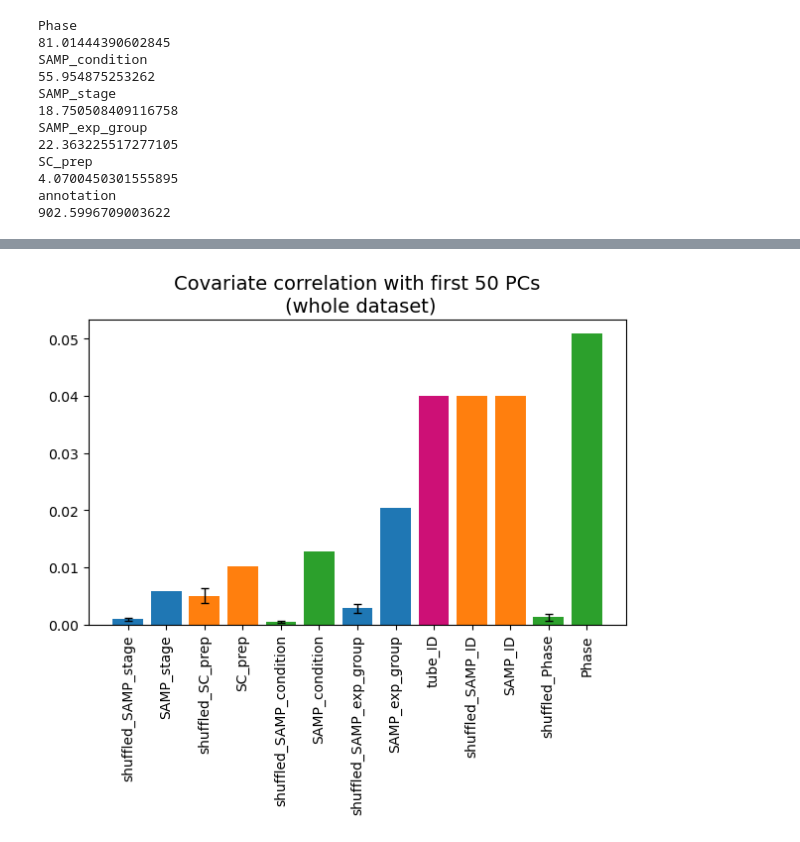
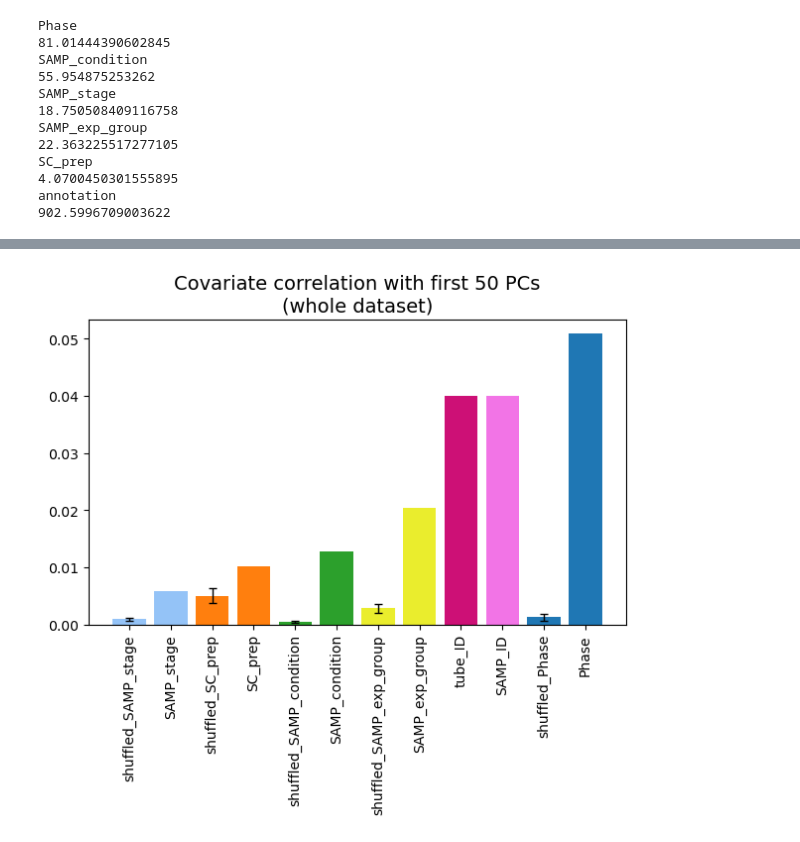
Before and after one commit to lueckenlab/masterpraktikum_fibrosis_atlas, a Jupyter notebook: notebooks/Galapagos_radiation/3_BatchAnalysis.ipynb, the cells around one changed output, grey strips where cells are left out. Saved outputs shown, nothing was run; the diff lists cells and outputs as text; code cells hidden in the pictures.

```diff
--- a/notebooks/Galapagos_radiation/3_BatchAnalysis.ipynb
+++ b/notebooks/Galapagos_radiation/3_BatchAnalysis.ipynb
@@ -359,7 +359,10 @@ sorted = reversed(sorted)
 df['groupings'] = pd.Categorical(df['groupings'], categories=sorted, ordered=True)
 df_sorted = df.sort_values('groupings')[0:13]
 
-print(df_sorted)
+#print(df_sorted)
+
+filtered = df_sorted[df_sorted.groupings != "shuffled_SAMP_ID"]
+filtered
 # %% [output]
                   groupings  fraction_of_variance_explained     stdev
 13      shuffled_SAMP_stage                        0.000936  0.000264
@@ -378,20 +394,20 @@ print(df_sorted)
 # %%
 # Colors for the bars
-colors = ['#1f77b4', '#1f77b4', '#ff7f0e', '#ff7f0e', '#2ca02c', '#2ca02c',
-         '#1f77b4', '#1f77b4','#CD1076', '#ff7f0e', '#ff7f0e', '#2ca02c', '#2ca02c']
+colors = ['#94c3f7', '#94c3f7', '#ff7f0e', '#ff7f0e', '#2ca02c', '#2ca02c',
+         '#eaed2d', '#eaed2d','#CD1076', '#f274e6', '#1f77b4', '#1f77b4']
 # Plot
 plt.figure(figsize=(7, 4))
-rounded_values = df_sorted["fraction_of_variance_explained"]
+rounded_values = filtered["fraction_of_variance_explained"]
 x_values = np.arange(len(rounded_values))
 
 # Draw bars and assign colors
 plt.bar(x_values, rounded_values, color=colors)
 
 # Add error bars
-plt.errorbar(x_values, rounded_values, yerr=df_sorted["stdev"], fmt='none', ecolor='black', elinewidth=1, capsize=3)
+plt.errorbar(x_values, rounded_values, yerr=filtered["stdev"], fmt='none', ecolor='black', elinewidth=1, capsize=3)
 
-plt.title("Covariate correlation with first 50 PCs\n (whole dataset)", fontsize=14)
-plt.xticks(x_values, df_sorted["groupings"], rotation=90)
+plt.title("Covariate correlation with first 50 PCs\n(whole dataset)", fontsize=14)
+plt.xticks(x_values, filtered["groupings"], rotation=90)
 plt.show()
 # %% [output]
-[figure, old version]
+[figure, new version]
```
Also changed, not shown: parts of 1 cell of this notebook.
